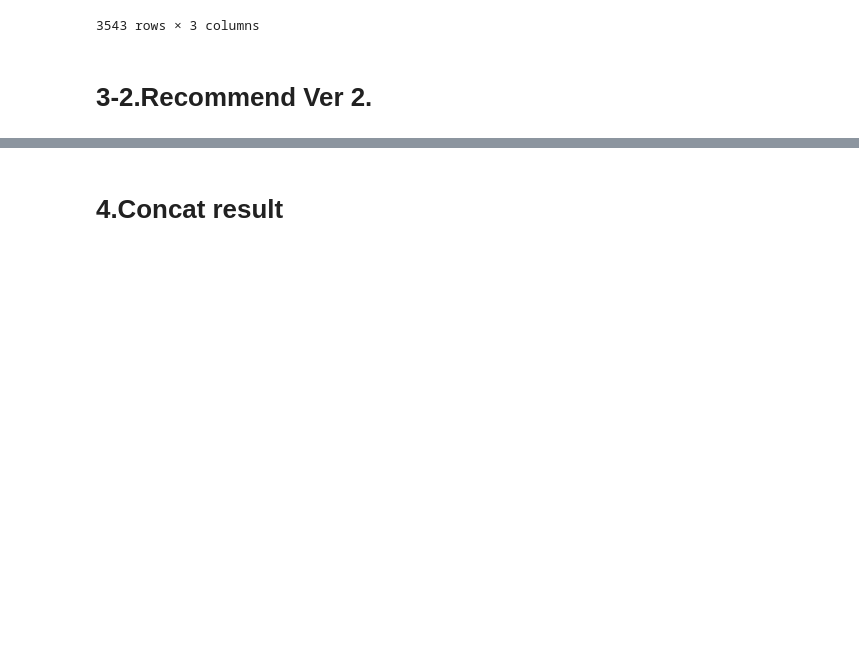
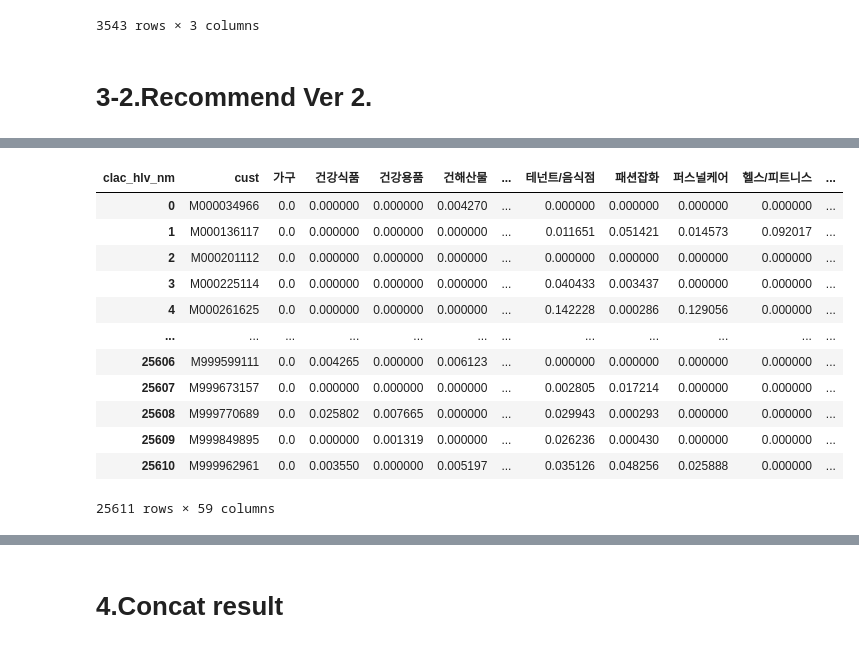
Before and after one commit to osy5882/Lpoint_competition, a Jupyter notebook: total_flow.ipynb, the cells around one changed output, grey strips where cells are left out. Drawn from its saved outputs; the diff is of its cells as text; code cells hidden in the pictures; blank space fills up the shorter version.

```diff
--- a/total_flow.ipynb
+++ b/total_flow.ipynb
@@ -501,3 +571,19 @@ df_normal_dist = pivot_table_for_recommend(df_pdde, df_pd_clac)
+# %%
+min_max_pred(df_normal_dist)
+# %% [output]
+| clac_hlv_nm | cust | 가구 | 건강식품 | 건강용품 | 건해산물 | ... | 테넌트/음식점 | 패션잡화 | 퍼스널케어 | 헬스/피트니스 | ... |
+| 0 | M000034966 | 0.0 | 0.000000 | 0.000000 | 0.004270 | ... | 0.000000 | 0.000000 | 0.000000 | 0.000000 | ... |
+| 1 | M000136117 | 0.0 | 0.000000 | 0.000000 | 0.000000 | ... | 0.011651 | 0.051421 | 0.014573 | 0.092017 | ... |
+| 2 | M000201112 | 0.0 | 0.000000 | 0.000000 | 0.000000 | ... | 0.000000 | 0.000000 | 0.000000 | 0.000000 | ... |
+| 3 | M000225114 | 0.0 | 0.000000 | 0.000000 | 0.000000 | ... | 0.040433 | 0.003437 | 0.000000 | 0.000000 | ... |
+| 4 | M000261625 | 0.0 | 0.000000 | 0.000000 | 0.000000 | ... | 0.142228 | 0.000286 | 0.129056 | 0.000000 | ... |
+| ... | ... | ... | ... | ... | ... | ... | ... | ... | ... | ... | ... |
+| 25606 | M999599111 | 0.0 | 0.004265 | 0.000000 | 0.006123 | ... | 0.000000 | 0.000000 | 0.000000 | 0.000000 | ... |
+| 25607 | M999673157 | 0.0 | 0.000000 | 0.000000 | 0.000000 | ... | 0.002805 | 0.017214 | 0.000000 | 0.000000 | ... |
+| 25608 | M999770689 | 0.0 | 0.025802 | 0.007665 | 0.000000 | ... | 0.029943 | 0.000293 | 0.000000 | 0.000000 | ... |
+| 25609 | M999849895 | 0.0 | 0.000000 | 0.001319 | 0.000000 | ... | 0.026236 | 0.000430 | 0.000000 | 0.000000 | ... |
+| 25610 | M999962961 | 0.0 | 0.003550 | 0.000000 | 0.005197 | ... | 0.035126 | 0.048256 | 0.025888 | 0.000000 | ... |
+25611 rows × 59 columns
 # %%
 cluster_recommend_dict = dict()
 cluster_exception = dict()
```
Also changed, not shown: parts of 10 cells of this notebook, 2 other files.
